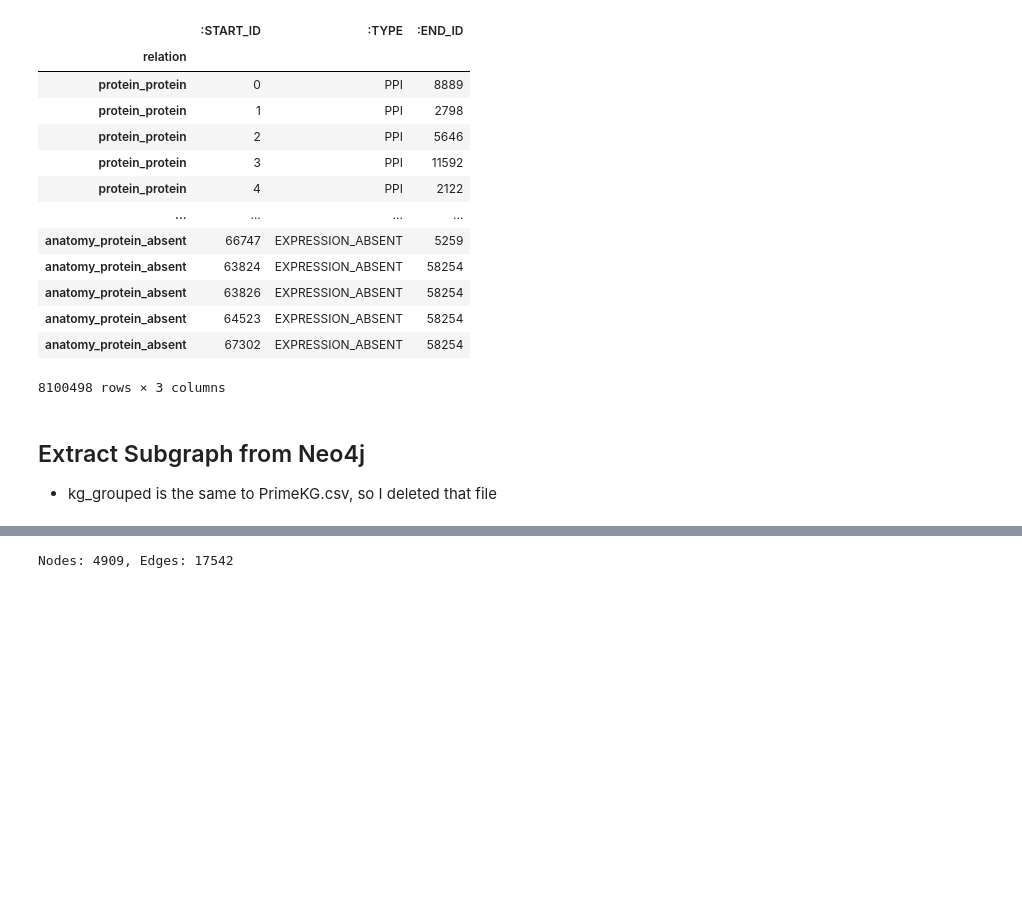
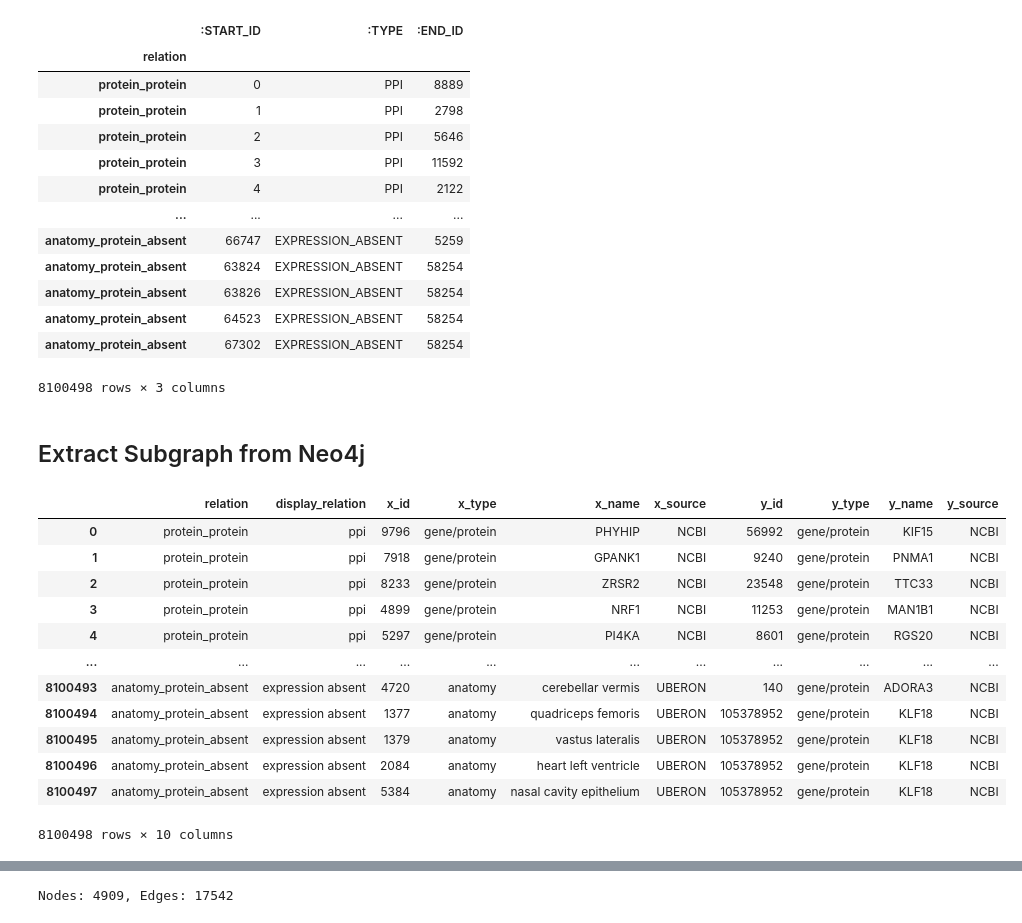
Before and after one commit to Xiaoxuan-Yu-ty/HybridKG, a Jupyter notebook: PrimeKG_neo4j/prime_kg.ipynb, the cells around one changed output, grey strips where cells are left out. Saved outputs shown, nothing was run; the diff lists cells and outputs as text; code cells hidden in the pictures; blank space fills up the shorter version.

```diff
--- a/PrimeKG_neo4j/prime_kg.ipynb
+++ b/PrimeKG_neo4j/prime_kg.ipynb
@@ -137,4 +135,20 @@ Edges: 8100498
 8100498 rows × 3 columns
 # %% [markdown]
 ## Extract Subgraph from Neo4j
-+ kg_grouped is the same to PrimeKG.csv, so I deleted that file
+# %%
+kg_grouped = pd.read_csv("./kg_grouped.csv")
+kg_grouped
+# %% [output]
+|  | relation | display_relation | x_id | x_type | x_name | x_source | y_id | y_type | y_name | y_source |
+| 0 | protein_protein | ppi | 9796 | gene/protein | PHYHIP | NCBI | 56992 | gene/protein | KIF15 | NCBI |
+| 1 | protein_protein | ppi | 7918 | gene/protein | GPANK1 | NCBI | 9240 | gene/protein | PNMA1 | NCBI |
+| 2 | protein_protein | ppi | 8233 | gene/protein | ZRSR2 | NCBI | 23548 | gene/protein | TTC33 | NCBI |
+| 3 | protein_protein | ppi | 4899 | gene/protein | NRF1 | NCBI | 11253 | gene/protein | MAN1B1 | NCBI |
+| 4 | protein_protein | ppi | 5297 | gene/protein | PI4KA | NCBI | 8601 | gene/protein | RGS20 | NCBI |
+| ... | ... | ... | ... | ... | ... | ... | ... | ... | ... | ... |
+| 8100493 | anatomy_protein_absent | expression absent | 4720 | anatomy | cerebellar vermis | UBERON | 140 | gene/protein | ADORA3 | NCBI |
+| 8100494 | anatomy_protein_absent | expression absent | 1377 | anatomy | quadriceps femoris | UBERON | 105378952 | gene/protein | KLF18 | NCBI |
+| 8100495 | anatomy_protein_absent | expression absent | 1379 | anatomy | vastus lateralis | UBERON | 105378952 | gene/protein | KLF18 | NCBI |
+| 8100496 | anatomy_protein_absent | expression absent | 2084 | anatomy | heart left ventricle | UBERON | 105378952 | gene/protein | KLF18 | NCBI |
+| 8100497 | anatomy_protein_absent | expression absent | 5384 | anatomy | nasal cavity epithelium | UBERON | 105378952 | gene/protein | KLF18 | NCBI |
+8100498 rows × 10 columns
```
Also changed, not shown: parts of 29 cells of this notebook, 14 other files.
